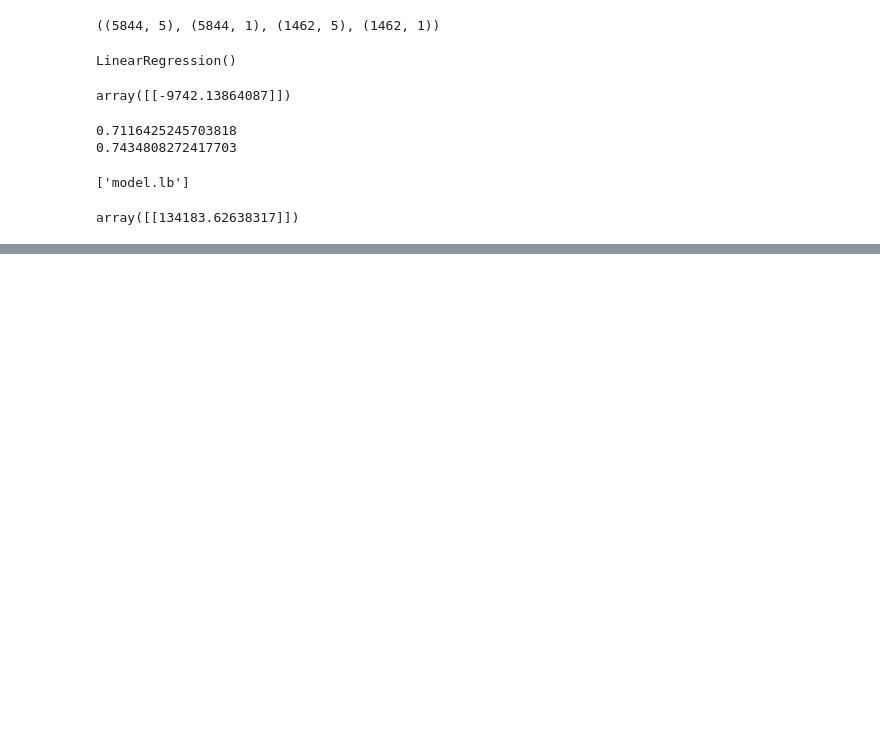
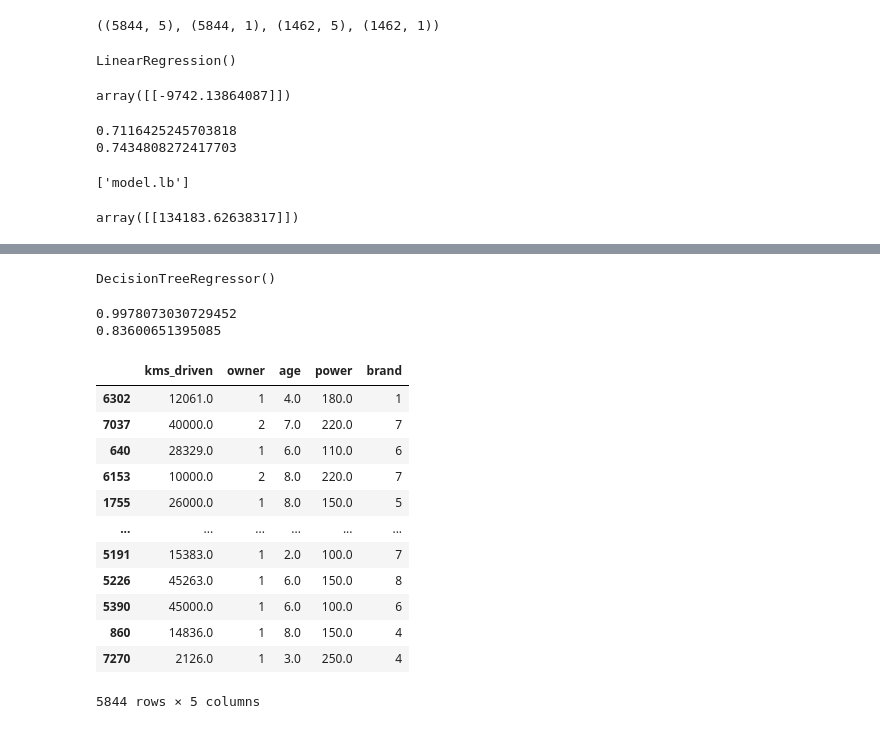
Before and after one commit to Ritika-Gauttam/Bike_Price_Prediction_Project, a Jupyter notebook: bike_model.ipynb, the cells around one changed output, grey strips where cells are left out. Saved outputs shown, nothing was run; the diff lists cells and outputs as text; code cells hidden in the pictures; blank space fills up the shorter version.

```diff
--- a/bike_model.ipynb
+++ b/bike_model.ipynb
@@ -132,3 +132,6 @@ model = joblib.load("model.lb")
 model.predict([[11000.0 , 1, 4.0 ,350.0 , 2]])
 # %% [output]
 array([[134183.62638317]])
+# %%
+from sklearn.tree import DecisionTreeClassifier,DecisionTreeRegressor
+dtr = DecisionTreeRegressor()
@@ -134,0 +153,26 @@ array([[134183.62638317]])
+# %%
+dtr.fit(x_train , y_train)
+# %% [output]
+DecisionTreeRegressor()
+# %%
+print(dtr.score(x_train,y_train))
+print(dtr.score(x_test,y_test))
+# %% [output]
+0.9978073030729452
+0.83600651395085
+# %%
+x_train
+# %% [output]
+|  | kms_driven | owner | age | power | brand |
+| 6302 | 12061.0 | 1 | 4.0 | 180.0 | 1 |
+| 7037 | 40000.0 | 2 | 7.0 | 220.0 | 7 |
+| 640 | 28329.0 | 1 | 6.0 | 110.0 | 6 |
+| 6153 | 10000.0 | 2 | 8.0 | 220.0 | 7 |
+| 1755 | 26000.0 | 1 | 8.0 | 150.0 | 5 |
+| ... | ... | ... | ... | ... | ... |
+| 5191 | 15383.0 | 1 | 2.0 | 100.0 | 7 |
+| 5226 | 45263.0 | 1 | 6.0 | 150.0 | 8 |
+| 5390 | 45000.0 | 1 | 6.0 | 100.0 | 6 |
+| 860 | 14836.0 | 1 | 8.0 | 150.0 | 4 |
+| 7270 | 2126.0 | 1 | 3.0 | 250.0 | 4 |
+5844 rows × 5 columns
```
Also changed, not shown: parts of 5 cells of this notebook.
